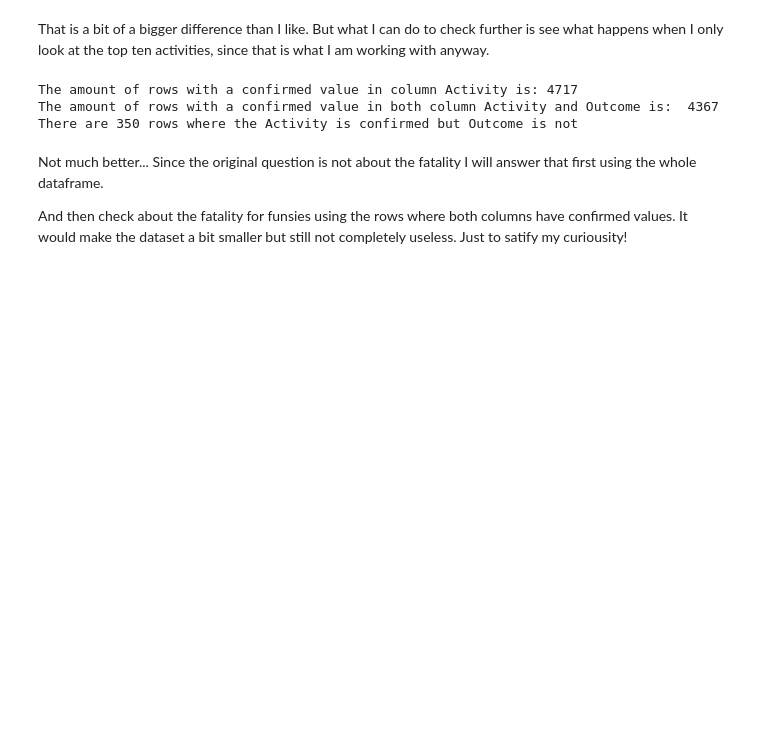
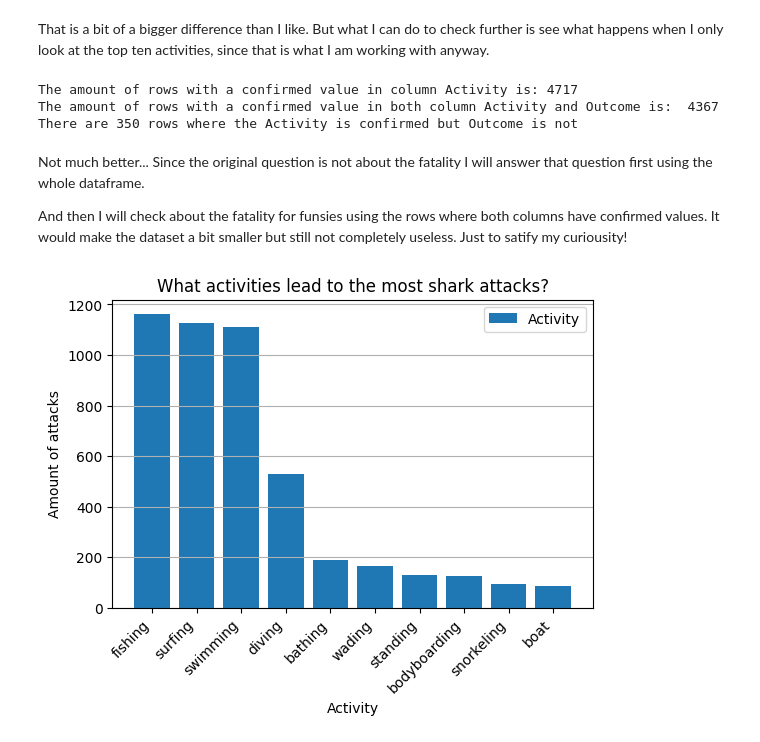
Before and after one commit to MevrouwHelderder/Assignments, a Jupyter notebook: Assignment_Shark_Attack.ipynb, the cells around one changed output. Drawn from its saved outputs; the diff is of its cells as text; code cells hidden in the pictures; blank space fills up the shorter version.

```diff
--- a/Assignment_Shark_Attack.ipynb
+++ b/Assignment_Shark_Attack.ipynb
@@ -499,7 +483,12 @@ def age_groups(age):
         else:
             return None
 
-attacks_clean.insert(4, "Age_group", attacks_clean["Age"].apply(age_groups))
+attacks_clean.insert(3, "Age_group", attacks_clean["Age"].apply(age_groups))
+# %%
+# Dropping column age.
+attacks_clean = attacks_clean.drop(
+    columns=[
+        "Age"])
 # %% [markdown]
 # Column: Injury
 
@@ -594,7 +567,0 @@ replace_one(attacks_clean, "Country", np.nan, None)
-# %%
-# Change to type string,  stripping the .0 from the right sides
-attacks_clean["Year"] = attacks_clean["Year"].astype(str).str.rstrip('.0')
-# %%
-# Changing to None if there is no complete year available
-
-attacks_clean["Year"] = attacks_clean["Year"].apply(lambda x: None if len(str(x)) < 4 else x)
@@ -856,7 +807,7 @@ The amount of rows with a confirmed value in both column Activity and Outcome is
 There are 350 rows where the Activity is confirmed but Outcome is not
 # %% [markdown]
 Not much better... Since the original question is not about the fatality I will
-answer that first using the whole dataframe.
+answer that question first using the whole dataframe.
 
-And then check about the fatality for funsies using the rows where both columns have confirmed values. It would make the dataset a bit smaller but still not completely useless.
+And then I will check about the fatality for funsies using the rows where both columns have confirmed values. It would make the dataset a bit smaller but still not completely useless.
 Just to satify my curiousity!
@@ -894,0 +814,20 @@ plt.show()
+# %%
+# Create the figure and the plots
+fig, ax = plt.subplots(figsize=(6.2, 4))
+
+# Bars
+ax.bar(top_activities.index, top_activities, label="Activity")
+
+# Set cosmetics
+ax.set_xlabel("Activity")
+ax.set_ylabel("Amount of attacks")
+ax.set_title("What activities lead to the most shark attacks?")
+ax.legend()
+ax.grid(axis= "y")
+ax.set_xticks(top_activities.index)
+ax.set_xticklabels(top_activities.index, rotation=45, ha="right")
+
+# Show the plot
+plt.show()
+# %% [output]
+[figure, added]
```
Also changed, not shown: parts of 27 cells of this notebook.
